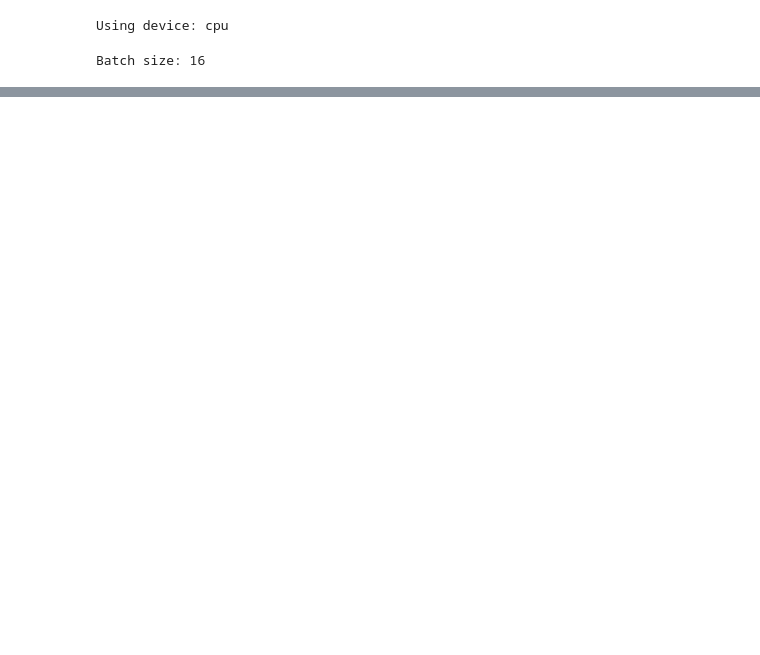
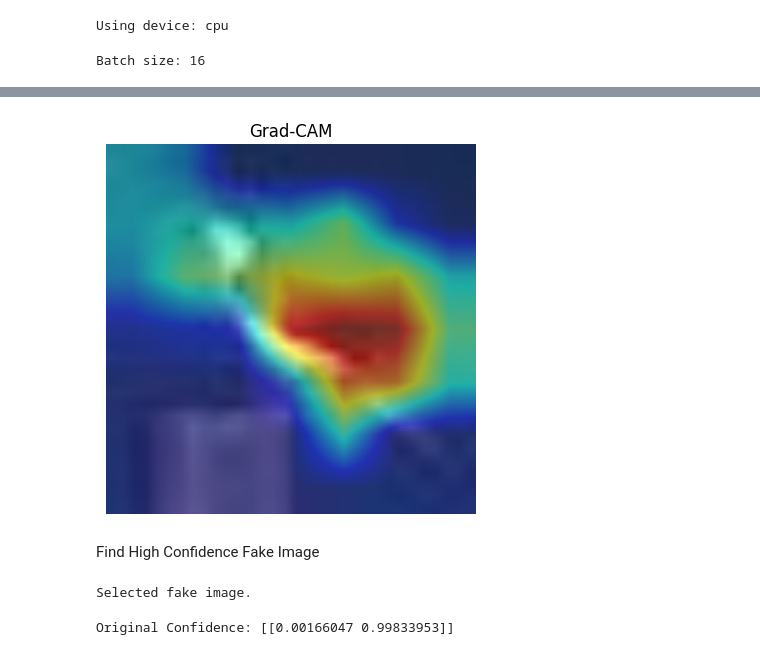
Before and after one commit to kaviya-ns/Deep-Shield, a Jupyter notebook: main.ipynb, the cells around one changed output, grey strips where cells are left out. Cells and saved outputs as stored; diff of their text form; code cells hidden in the pictures; blank space fills up the shorter version.

```diff
--- a/main.ipynb
+++ b/main.ipynb
@@ -231,0 +347,78 @@ Epoch [3/3] Loss: 0.3868 Train Accuracy: 0.8264
+# %%
+#  enable gradients
+torch.set_grad_enabled(True)
+
+model.eval()
+
+# select image
+image, label = test_dataset[0]
+
+input_tensor = image.unsqueeze(0).to(device)
+input_tensor.requires_grad = True
+
+# target layer
+target_layers = [model.layer4[-1]]
+
+# Grad-CAM
+cam = GradCAM(model=model, target_layers=target_layers)
+
+#  use predicted class
+output = model(input_tensor)
+pred_class = output.argmax(dim=1).item()
+
+targets = [ClassifierOutputTarget(pred_class)]
+
+# generate heatmap
+grayscale_cam = cam(input_tensor=input_tensor, targets=targets)
+grayscale_cam = grayscale_cam[0]
+
+# visualize
+rgb_img = image.permute(1,2,0).cpu().numpy()
+rgb_img = (rgb_img - rgb_img.min()) / (rgb_img.max() - rgb_img.min())
+
+visualization = show_cam_on_image(rgb_img, grayscale_cam, use_rgb=True)
+
+import matplotlib.pyplot as plt
+plt.imshow(visualization)
+plt.axis("off")
+plt.title("Grad-CAM")
+plt.show()
+# %% [output]
+[figure, added]
+# %% [markdown]
+Find High Confidence Fake Image
+# %%
+high_conf_fake = None
+
+model.eval()
+
+for images, labels in test_loader:
+    images = images.to(device)
+    labels = labels.to(device)
+
+    outputs = model(images)
+    probs = torch.softmax(outputs, dim=1)
+    preds = torch.argmax(probs, dim=1)
+
+    for i in range(len(labels)):
+        if labels[i] == 1 and preds[i] == 1 and probs[i][1] > 0.95:
+            high_conf_fake = images[i]
+            break
+
+    if high_conf_fake is not None:
+        break
+
+print("Selected fake image.")
+# %% [output]
+Selected fake image.
+# %%
+def get_confidence(img):
+    model.eval()
+    with torch.no_grad():
+        output = model(img.unsqueeze(0))
+        prob = torch.softmax(output, dim=1)
+        return prob.cpu().numpy()
+
+print("Original Confidence:", get_confidence(high_conf_fake))
+# %% [output]
+Original Confidence: [[0.00166047 0.99833953]]
```
Also changed, not shown: parts of 29 cells of this notebook.
